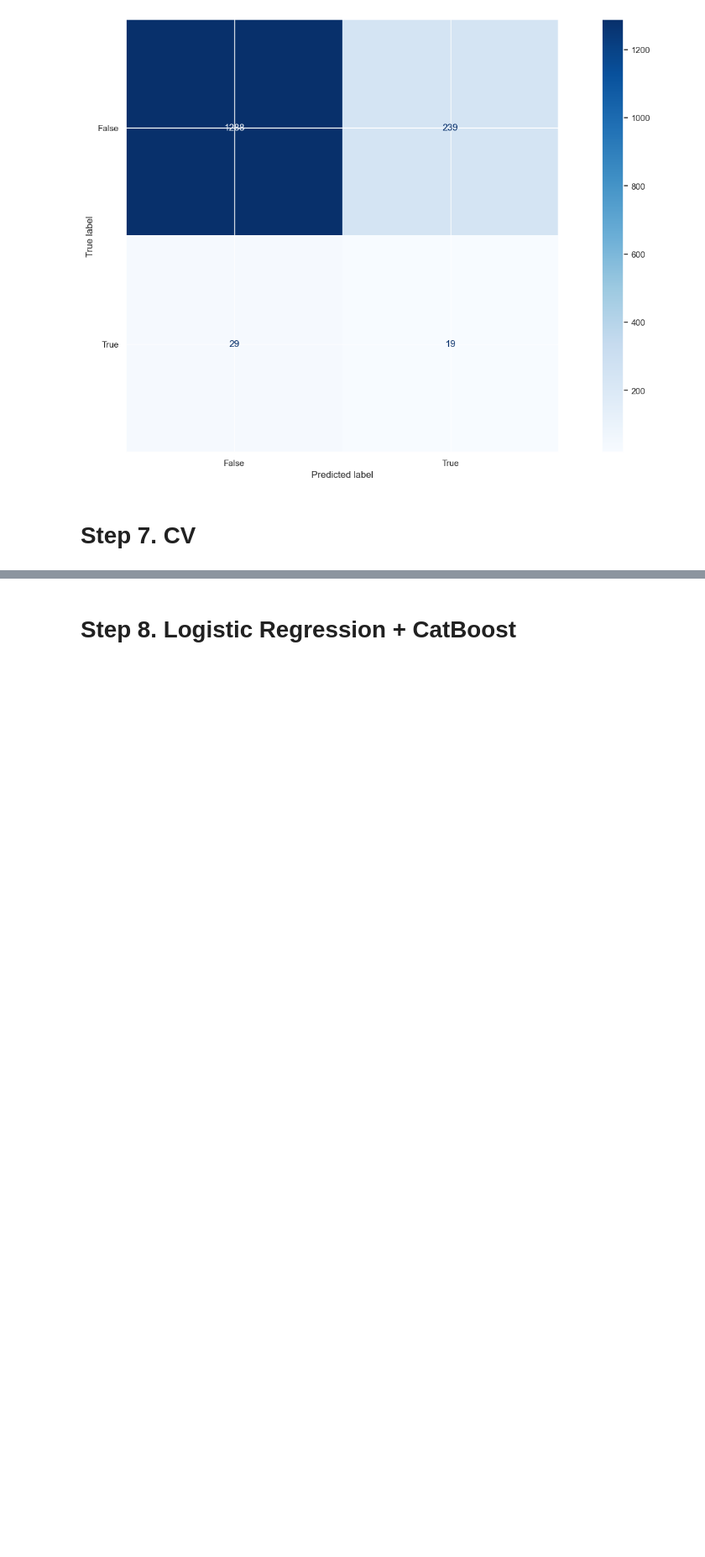
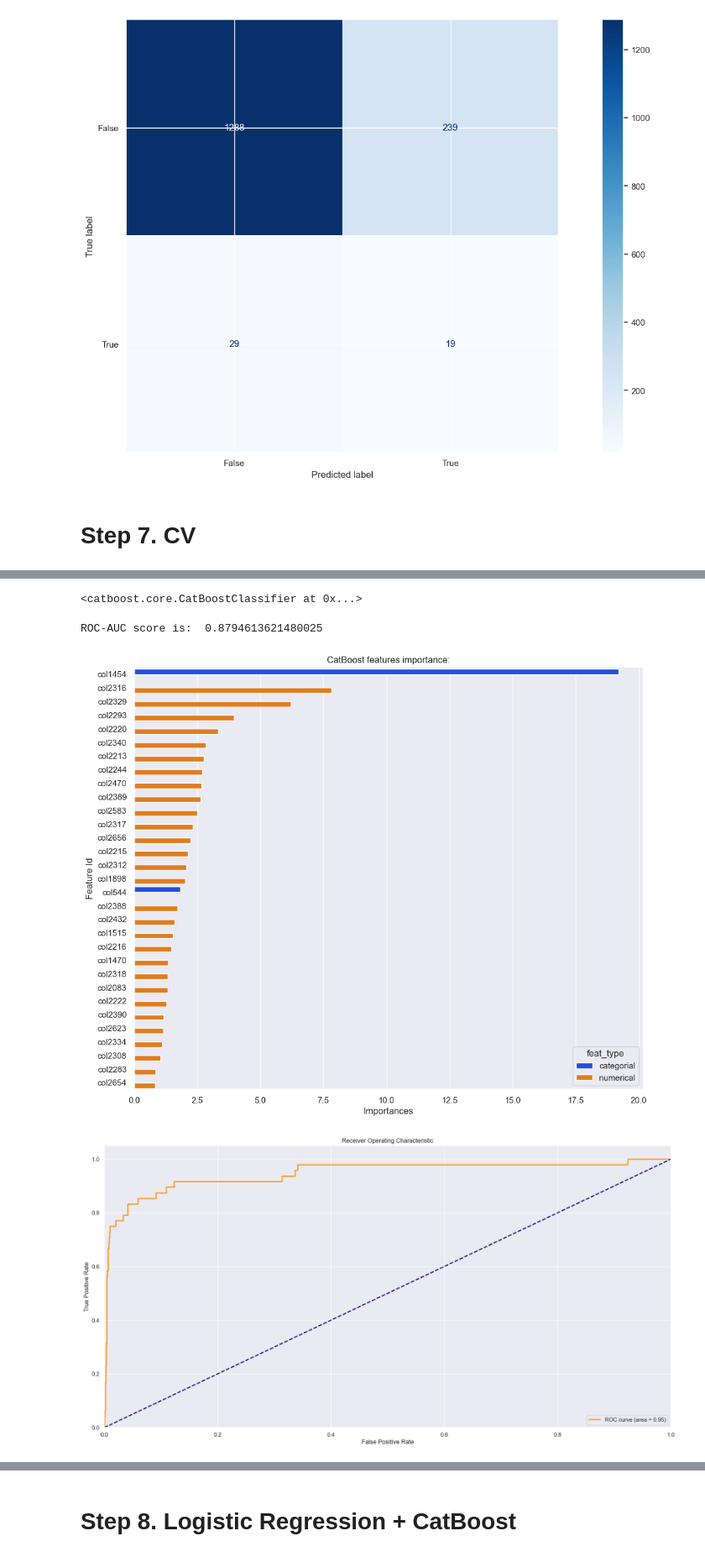
Before and after one commit to FVA13/samolet_parking_lot, a Jupyter notebook: notebooks/model_assemble.ipynb, the cells around one changed output, grey strips where cells are left out. Shown at 84% size. Drawn from its saved outputs; the diff is of its cells as text; code cells hidden in the pictures; blank space fills up the shorter version.

```diff
--- a/notebooks/model_assemble.ipynb
+++ b/notebooks/model_assemble.ipynb
@@ -366,0 +500,22 @@ ROC-AUC score is:  0.6196586444007858
+# %%
+categorical_columns = X_train_cleaned.select_dtypes(exclude=['float64', 'int64']).columns.to_list()
+model_best_cv = CatBoostClassifier(**best_params)
+model_best_cv.fit(
+    X=X_train_cleaned,
+    y=y_train,
+    eval_set=(X_valid_cleaned, y_valid),
+    verbose=250,
+    cat_features=categorical_columns
+)
+# %% [output]
+<catboost.core.CatBoostClassifier at 0x...>
+# %%
+plot_model_info(
+    model_best,
+    X_test_cleaned,
+    y_test,
+)
+# %% [output]
+ROC-AUC score is:  0.8794613621480025
+[figure, added]
+[figure, added]
```
Also changed, not shown: parts of 20 cells of this notebook, 4 other files.
